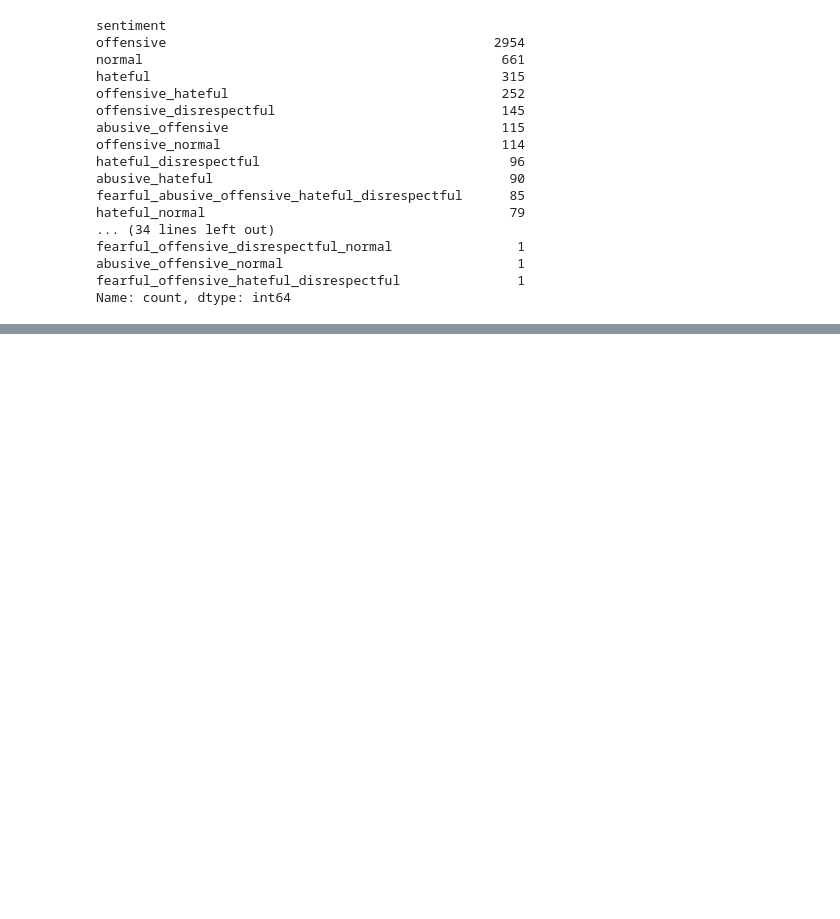
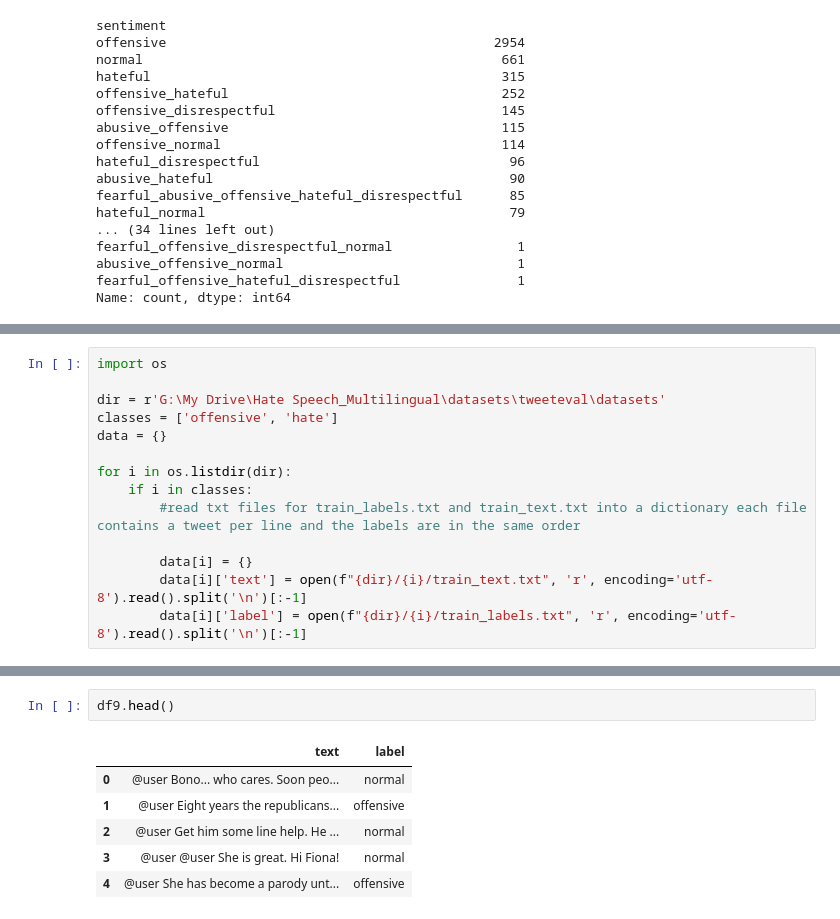
Before and after one commit to AbdulManaf12/Hate-Speech-Detection, a Jupyter notebook: Dataset Statistics/dataset_overview.ipynb, the cells around one changed output, grey strips where cells are left out. Cells and saved outputs as stored; diff of their text form; blank space fills up the shorter version.

```diff
--- a/Dataset Statistics/dataset_overview.ipynb
+++ b/Dataset Statistics/dataset_overview.ipynb
@@ -257,0 +272,14 @@ Name: count, dtype: int64
+# %%
+import os
+
+dir = r'G:\My Drive\Hate Speech_Multilingual\datasets\tweeteval\datasets'
+classes = ['offensive', 'hate']
+data = {}
+
+for i in os.listdir(dir):
+    if i in classes:
+        #read txt files for train_labels.txt and train_text.txt into a dictionary each file contains a tweet per line and the labels are in the same order
+
+        data[i] = {}
+        data[i]['text'] = open(f"{dir}/{i}/train_text.txt", 'r', encoding='utf-8').read().split('\n')[:-1]
+        data[i]['label'] = open(f"{dir}/{i}/train_labels.txt", 'r', encoding='utf-8').read().split('\n')[:-1]
@@ -257,0 +303,9 @@ Name: count, dtype: int64
+# %%
+df9.head()
+# %% [output]
+|  | text | label |
+| 0 | @user Bono... who cares. Soon peo... | normal |
+| 1 | @user Eight years the republicans... | offensive |
+| 2 | @user Get him some line help. He ... | normal |
+| 3 | @user @user She is great. Hi Fiona! | normal |
+| 4 | @user She has become a parody unt... | offensive |
```
Also changed, not shown: parts of 5 cells of this notebook.
